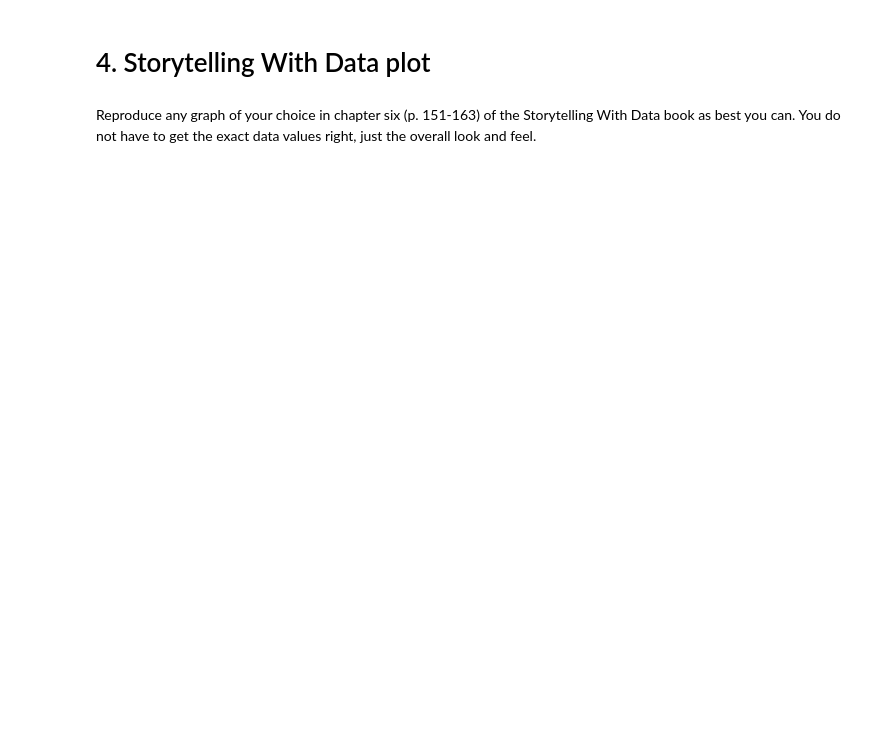
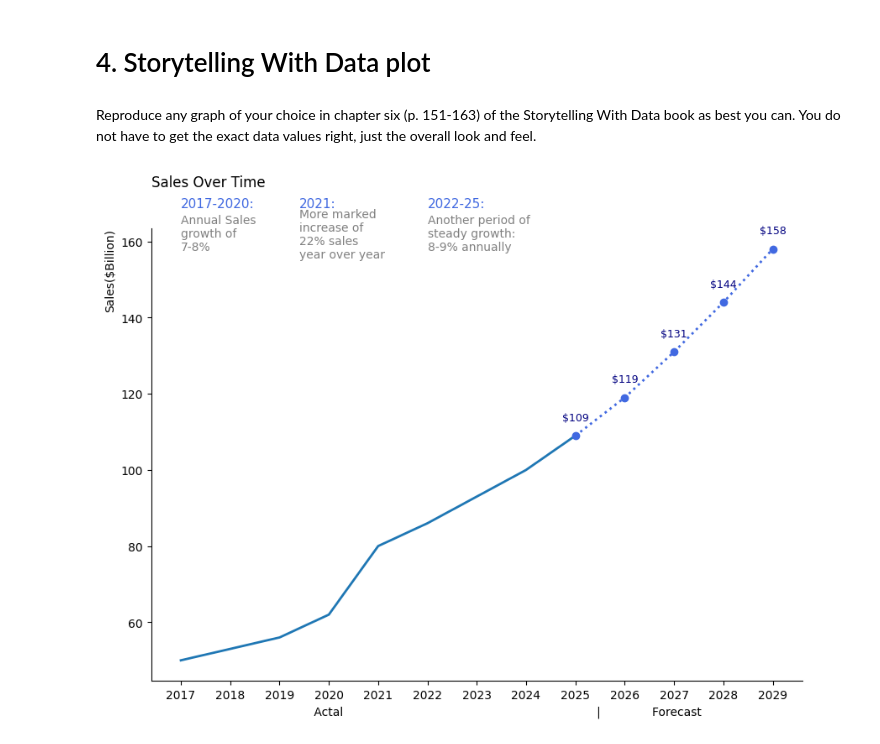
Before and after one commit to Jbaner/Module-B-semester-2, a Jupyter notebook: Week10.ipynb, the cells around one changed output. Saved outputs shown, nothing was run; the diff lists cells and outputs as text; code cells hidden in the pictures; blank space fills up the shorter version.

```diff
--- a/Week10.ipynb
+++ b/Week10.ipynb
@@ -230,3 +230,46 @@ Scoring: R squared is the default scoring method in regression model. It measure
 # 4. Storytelling With Data plot
 # %% [markdown]
 Reproduce any graph of your choice in chapter six (p. 151-163) of the Storytelling With Data book as best you can. You do not have to get the exact data values right, just the overall look and feel.
+# %%
+#Annotated line graph with forecast fig 6.2
+import matplotlib.pyplot as plt
+
+df_sales = pd.DataFrame(columns = ["Year"])
+df_sales["Year"] = [2017,2018,2019,2020,2021,2022,2023,2024,2025,2026,2027,2028,2029]
+df_sales["Sales"] = [50, 53, 56, 62, 80, 86, 93, 100, 109, 119, 131, 144, 158]
+#df_sales
+
+#split between actual and forecast year
+df_actual=df_sales[df_sales["Year"]<=2025]
+df_future=df_sales[df_sales["Year"]>=2025]
+
+plt.figure(figsize=(10,7))
+#plot actual data
+plt.plot(df_actual["Year"],df_actual["Sales"], linewidth=2 )
+
+#plot forecast
+plt.plot(df_future["Year"],df_future["Sales"], linestyle='dotted',linewidth=2, color='#4169E1', marker='o')
+plt.xlabel("                 Actal                                                                     |              Forecast")
+plt.ylabel("Sales($Billion)", loc='top')
+plt.title("Sales Over Time\n\n", loc="left")
+plt.xticks(df_sales["Year"])
+
+#to remove the spines as shown in the book
+ax=plt.gca()
+ax.spines["right"].set_visible(False)
+ax.spines["top"].set_visible(False)
+
+#Add summary as shown in the book
+ax.text(2017,165,"\n2017-2020:\n", color="#4169E1", fontsize=11)
+ax.text(2017,154,"Annual Sales \ngrowth of \n7-8%\n", color="gray", fontsize=10)
+ax.text(2019.4,165,"\n2021:\n", color="#4169E1", fontsize=11)
+ax.text(2019.4,152,"More marked \nincrease of \n22% sales \nyear over year\n", color="gray", fontsize=10)
+ax.text(2022,165,"\n2022-25:\n", color="#4169E1", fontsize=11)
+ax.text(2022,154,"Another period of\nsteady growth:\n8-9% annually\n", color="gray", fontsize=10)
+#Add data label for future years as shown in the book
+for i in range(len(df_future)):
+  x=df_future.iloc[i]["Year"]
+  y=df_future.iloc[i]["Sales"]
+  ax.text(x, y+4, f'${str(y)}', ha='center', fontsize=9, color='#000080')
+# %% [output]
+[figure, added]
```
Also changed, not shown: parts of 3 cells of this notebook.
